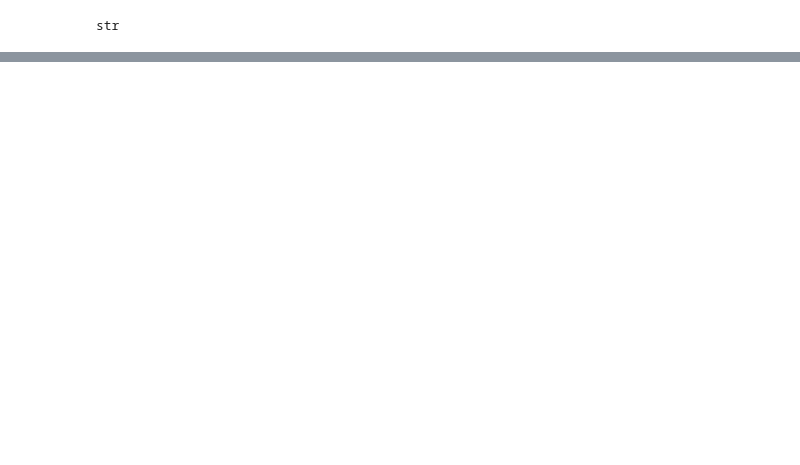
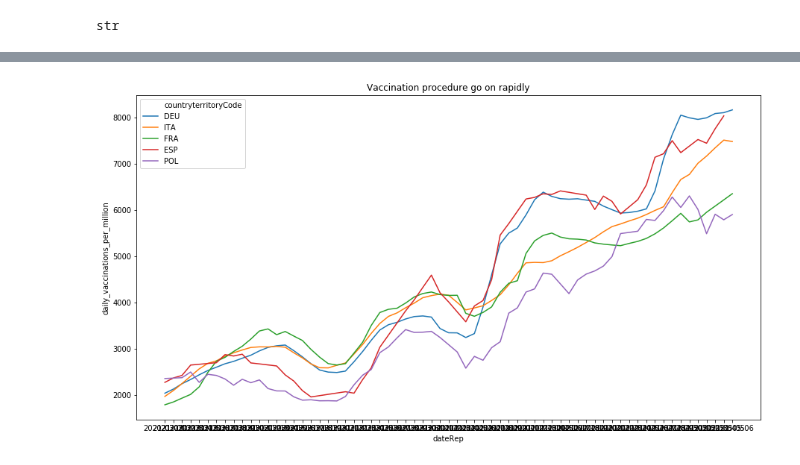
Before and after one commit to Nonoelle06/TechLabs-Covid, a Jupyter notebook: tests_scotti_new_set.ipynb, the cells around one changed output, grey strips where cells are left out. Cells and saved outputs as stored; diff of their text form; code cells hidden in the pictures; blank space fills up the shorter version.

```diff
--- a/tests_scotti_new_set.ipynb
+++ b/tests_scotti_new_set.ipynb
@@ -372,0 +578,16 @@ Name: countryterritoryCode, dtype: int64
+# %%
+countries = vaccinations_df.groupby('countryterritoryCode')['daily_vaccinations'].max().sort_values(ascending= False)[:5].index
+
+top_countries = pd.DataFrame(columns= vaccinations_df.columns)
+for country in countries:
+  top_countries = top_countries.append(vaccinations_df.loc[vaccinations_df['countryterritoryCode'] == country])
+# %%
+# Explore the Vaccination procedure go on rapidly from which date.
+
+plt.figure(figsize=(15,8))
+sns.lineplot(top_countries['dateRep'],
+             top_countries['daily_vaccinations_per_million'],
+             hue= top_countries['countryterritoryCode'], ci= False)
+plt.title('Vaccination procedure go on rapidly');
+# %% [output]
+[figure, added]
```
Also changed, not shown: parts of 48 cells of this notebook, 3 other files.
